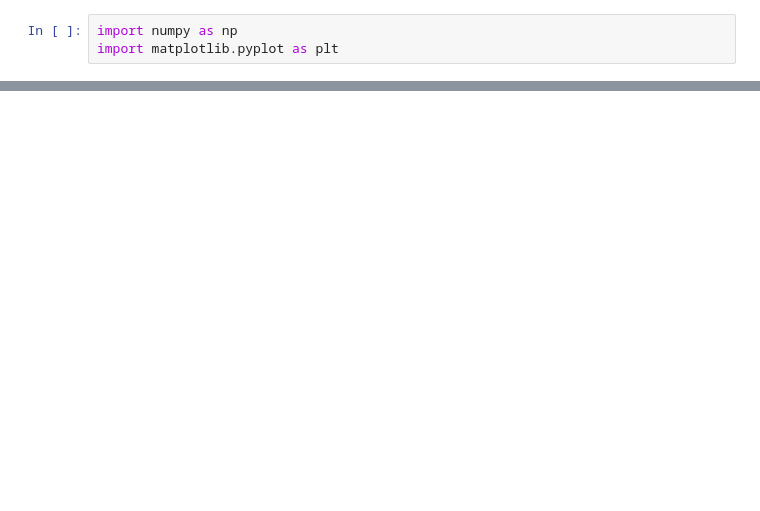
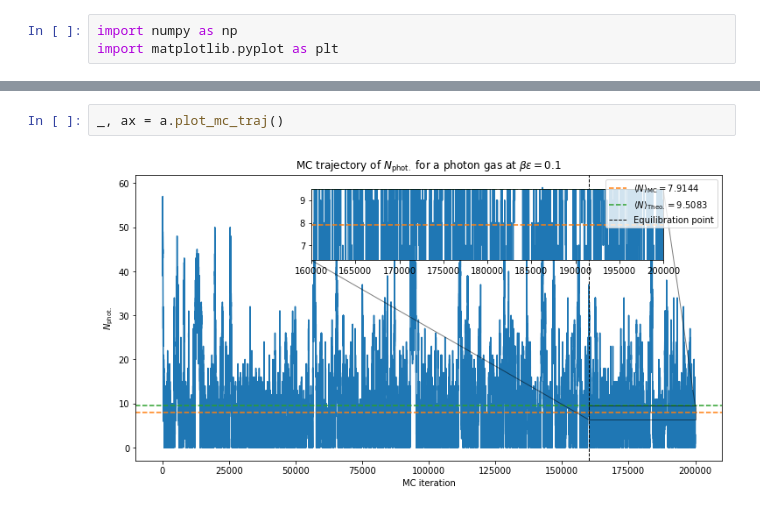
Before and after one commit to brianz98/chem-536-final-project, a Jupyter notebook: photon-gas-monte-carlo.ipynb, the cells around one changed output, grey strips where cells are left out. Drawn from its saved outputs; the diff is of its cells as text; blank space fills up the shorter version.

```diff
--- a/photon-gas-monte-carlo.ipynb
+++ b/photon-gas-monte-carlo.ipynb
@@ -81,0 +120,4 @@ print(1.0/(np.exp(be)-1))
+# %%
+_, ax = a.plot_mc_traj()
+# %% [output]
+[figure, added]
```
Also changed, not shown: parts of 8 cells of this notebook, 1 other file.
